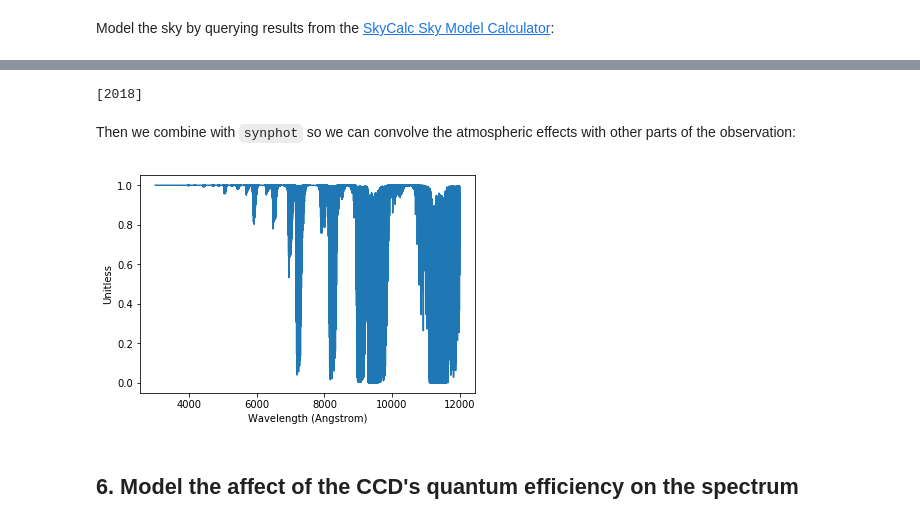
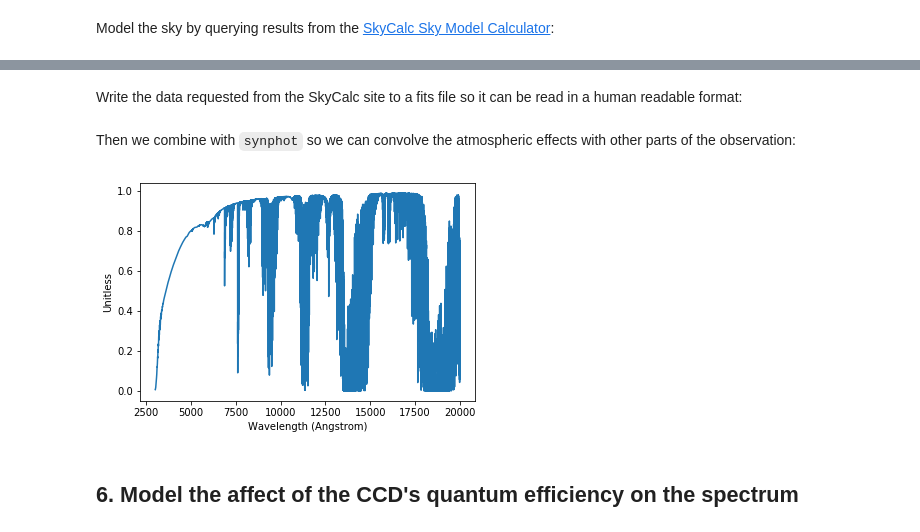
Before and after one commit to tcjansen/GSoC, a Jupyter notebook: observing_examples.ipynb, the cells around one changed output, grey strips where cells are left out. Drawn from its saved outputs; the diff is of its cells as text; code cells hidden in the pictures.

```diff
--- a/observing_examples.ipynb
+++ b/observing_examples.ipynb
@@ -231,24 +223,2 @@ The next cell demonstrates how to configure a `pwv_kpno` observation site other
-# %%
-from pwv_kpno.package_settings import ConfigBuilder, settings
-from pwv_kpno import pwv_atm
-from datetime import datetime
-import pytz
-import os
-
-if not os.path.isfile('./apache_point.ecsv'):
-    # configure the new observation site
-    new_config = ConfigBuilder(
-                               site_name = "apache_point",
-                               primary_rec="P027",  # the suominet receiver nearest APO
-                               sup_rec = []
-                              )
-    new_config.save_to_ecsv('./apache_point.ecsv')
-    settings.import_site_config('./apache_point.ecsv')
-
-# change site from KPNO to APO
-settings.set_site('apache_point')
-
-# download data from SuomiNet from year observation was taken
-pwv_atm.update_models(years=[2018])
-# %% [output]
-[2018]
+# %% [markdown]
+Write the data requested from the SkyCalc site to a fits file so it can be read in a human readable format:
@@ -255,16 +232,12 @@ pwv_atm.update_models(years=[2018])
 # %% [markdown]
 Then we combine with `synphot` so we can convolve the atmospheric effects with other parts of the observation:
-# %%
-obsv_date = datetime(year=2018, month=5, day=15,  # set the date of observation, let's say mid-May
-                     tzinfo = pytz.utc)
-transmission = pwv_atm.trans_for_date(date=obsv_date, airmass=1.5)  # get the transmission function
-
-atmosphere = SpectralElement(Empirical1D,
-                             points=transmission['wavelength'],
-                             lookup_table=transmission['transmission'])
-atmosphere.plot()
-# %% [output]
-[figure, removed]
+# %%
+atmosphere = SpectralElement(Empirical1D,
+                             points=trans_waves,
+                             lookup_table=transmission)
+atmosphere.plot()
+# %% [output]
+[figure, added]
 # %% [markdown]
 <a id="qe"></a>
 ## 6. Model the affect of the CCD's quantum efficiency on the spectrum
```
Also changed, not shown: parts of 9 cells of this notebook.
